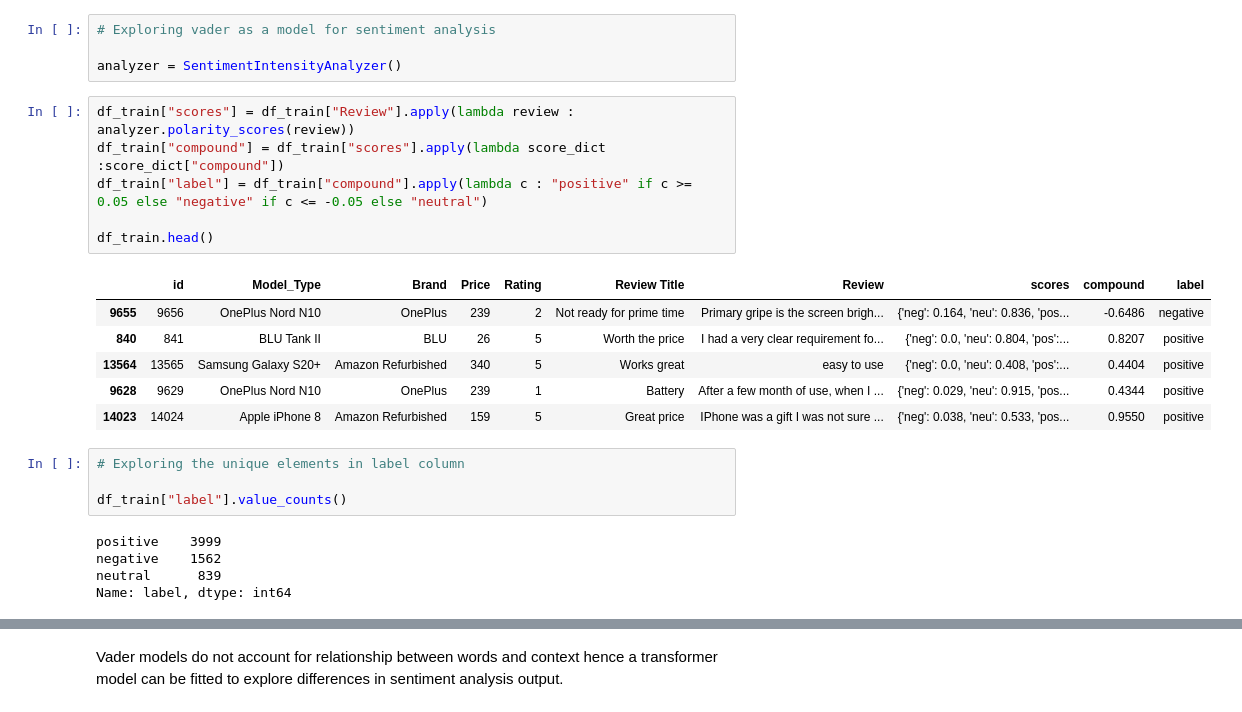
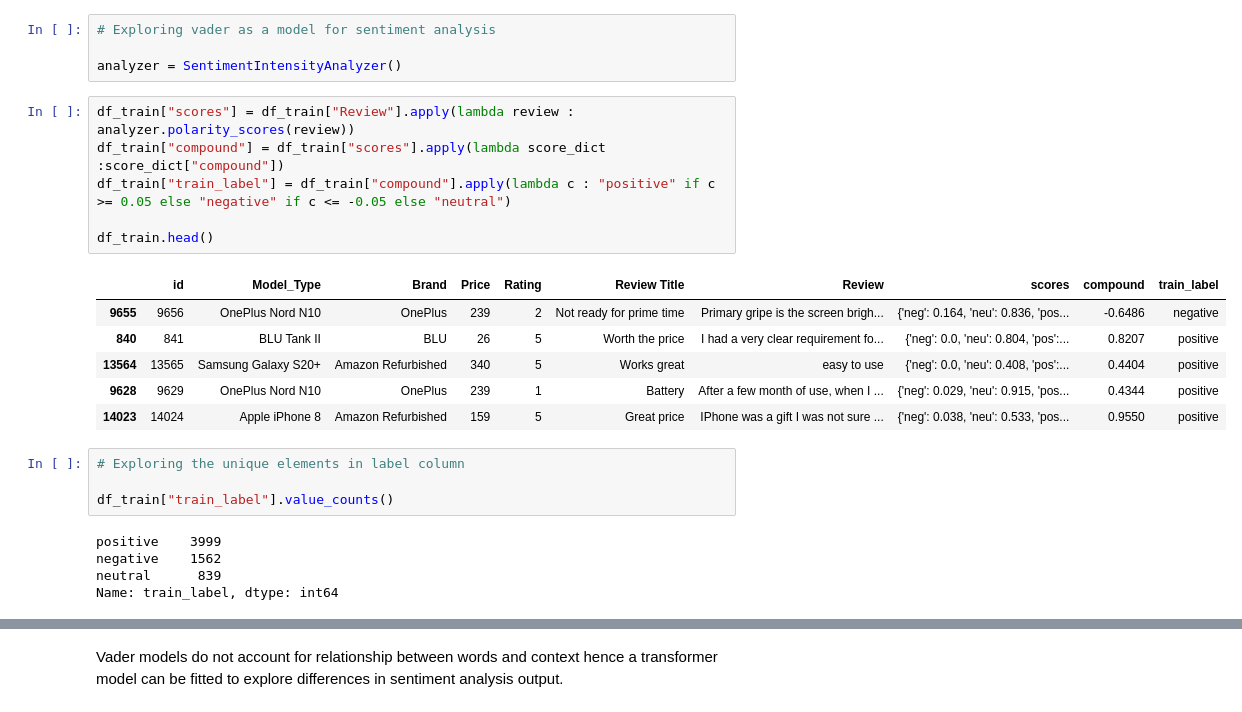
Before and after one commit to Mercy-Njambi/Mobile-Phone-Sentiment-Analysis, a Jupyter notebook: Mobile_Phone_Sentiment_Analysis.ipynb, the cells around one changed output, grey strips where cells are left out. Cells and saved outputs as stored; diff of their text form.

Commit message:
Modeling

```diff
--- a/Mobile_Phone_Sentiment_Analysis.ipynb
+++ b/Mobile_Phone_Sentiment_Analysis.ipynb
@@ -670,11 +654,11 @@ analyzer = SentimentIntensityAnalyzer()
 # %%
 df_train["scores"] = df_train["Review"].apply(lambda review : analyzer.polarity_scores(review))
 df_train["compound"] = df_train["scores"].apply(lambda score_dict :score_dict["compound"])
-df_train["label"] = df_train["compound"].apply(lambda c : "positive" if c >= 0.05 else "negative" if c <= -0.05 else "neutral")
+df_train["train_label"] = df_train["compound"].apply(lambda c : "positive" if c >= 0.05 else "negative" if c <= -0.05 else "neutral")
 
 df_train.head()
 # %% [output]
-|  | id | Model_Type | Brand | Price | Rating | Review Title | Review | scores | compound | label |
+|  | id | Model_Type | Brand | Price | Rating | Review Title | Review | scores | compound | train_label |
 | 9655 | 9656 | OnePlus Nord N10 | OnePlus | 239 | 2 | Not ready for prime time | Primary gripe is the screen brigh... | {'neg': 0.164, 'neu': 0.836, 'pos... | -0.6486 | negative |
 | 840 | 841 | BLU Tank II | BLU | 26 | 5 | Worth the price | I had a very clear requirement fo... | {'neg': 0.0, 'neu': 0.804, 'pos':... | 0.8207 | positive |
 | 13564 | 13565 | Samsung Galaxy S20+ | Amazon Refurbished | 340 | 5 | Works great | easy to use | {'neg': 0.0, 'neu': 0.408, 'pos':... | 0.4404 | positive |
@@ -683,12 +667,12 @@ df_train.head()
 # %%
 # Exploring the unique elements in label column
 
-df_train["label"].value_counts()
+df_train["train_label"].value_counts()
 # %% [output]
 positive    3999
 negative    1562
 neutral      839
-Name: label, dtype: int64
+Name: train_label, dtype: int64
 # %%
 # plotting distribution of sentiment scores
 colors = ['green', 'blue', 'magenta']
```
Also changed, not shown: parts of 30 cells of this notebook.
